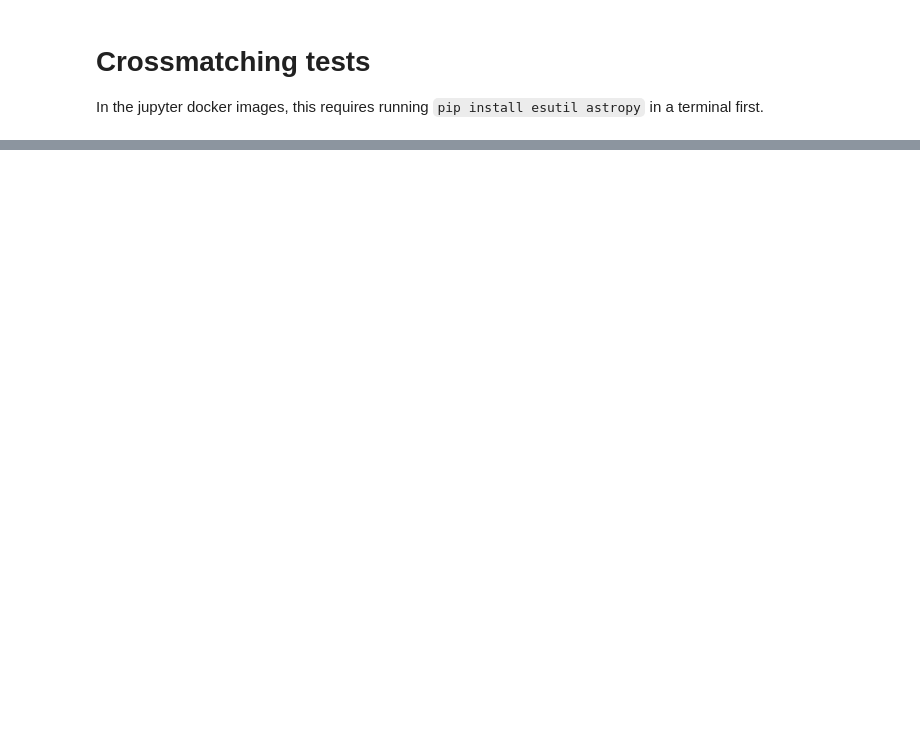
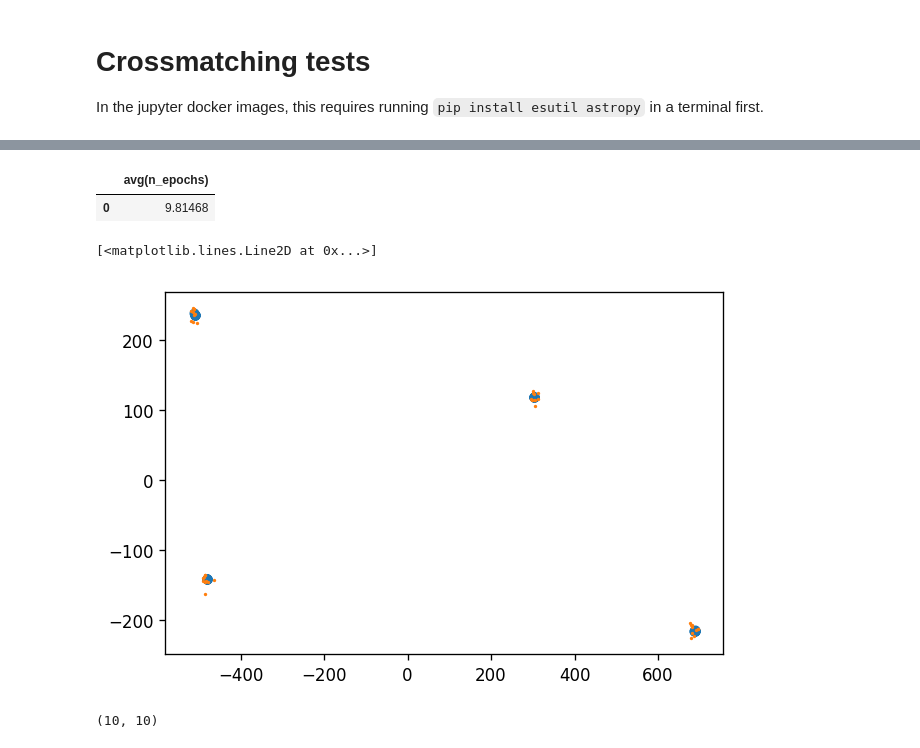
Before and after one commit to ctslater/spark_experiments, a Jupyter notebook: ptf/crossmatching_test.ipynb, the cells around one changed output, grey strips where cells are left out. Saved outputs shown, nothing was run; the diff lists cells and outputs as text; code cells hidden in the pictures; blank space fills up the shorter version.

```diff
--- a/ptf/crossmatching_test.ipynb
+++ b/ptf/crossmatching_test.ipynb
@@ -129 +163,30 @@ summary_table.limit(10).toPandas()
+# %%
+spark.sql("SELECT mean(n_epochs) FROM summary_table").toPandas()
+# %% [output]
+|  | avg(n_epochs) |
+| 0 | 9.81468 |
+# %%
+query = "WHERE ra > 3.7 AND ra < 4.2 AND dec > 4.7 AND dec < 5.1"
+zoomed_src = spark.sql("SELECT ra, dec FROM raw_sources " + query).toPandas()
+#plt.plot(zoomed_src['ra'], zoomed_src['dec'], 'o', ms=3)
+
+zoomed_obj = spark.sql("SELECT ra, dec FROM summary_table " + query).toPandas()
+#plt.plot(zoomed_obj['ra'], zoomed_obj['dec'], 'o', ms=5)
+# %%
+ra_zeropoint = np.mean(zoomed_src['ra'])
+dec_zeropoint = np.mean(zoomed_src['dec'])
+delta_ra = zoomed_src['ra'] - ra_zeropoint + 7/3600.0*np.random.randn(len(zoomed_src))
+delta_dec = zoomed_src['dec'] - dec_zeropoint + 7/3600.0*np.random.randn(len(zoomed_src))
+
+
+
+plt.plot(3600*(zoomed_obj['ra'] - ra_zeropoint), 3600*(zoomed_obj['dec'] - dec_zeropoint), 'o', ms=5)
+plt.plot(delta_ra*3600.0, delta_dec*3600.0, 'o', ms=1)
+# %% [output]
+[<matplotlib.lines.Line2D at 0x...>]
+[figure, added]
+# %%
+len(zoomed_src), len(zoomed_obj)
+# %% [output]
+(10, 10)
 # %%
```
Also changed, not shown: parts of 10 cells of this notebook.
